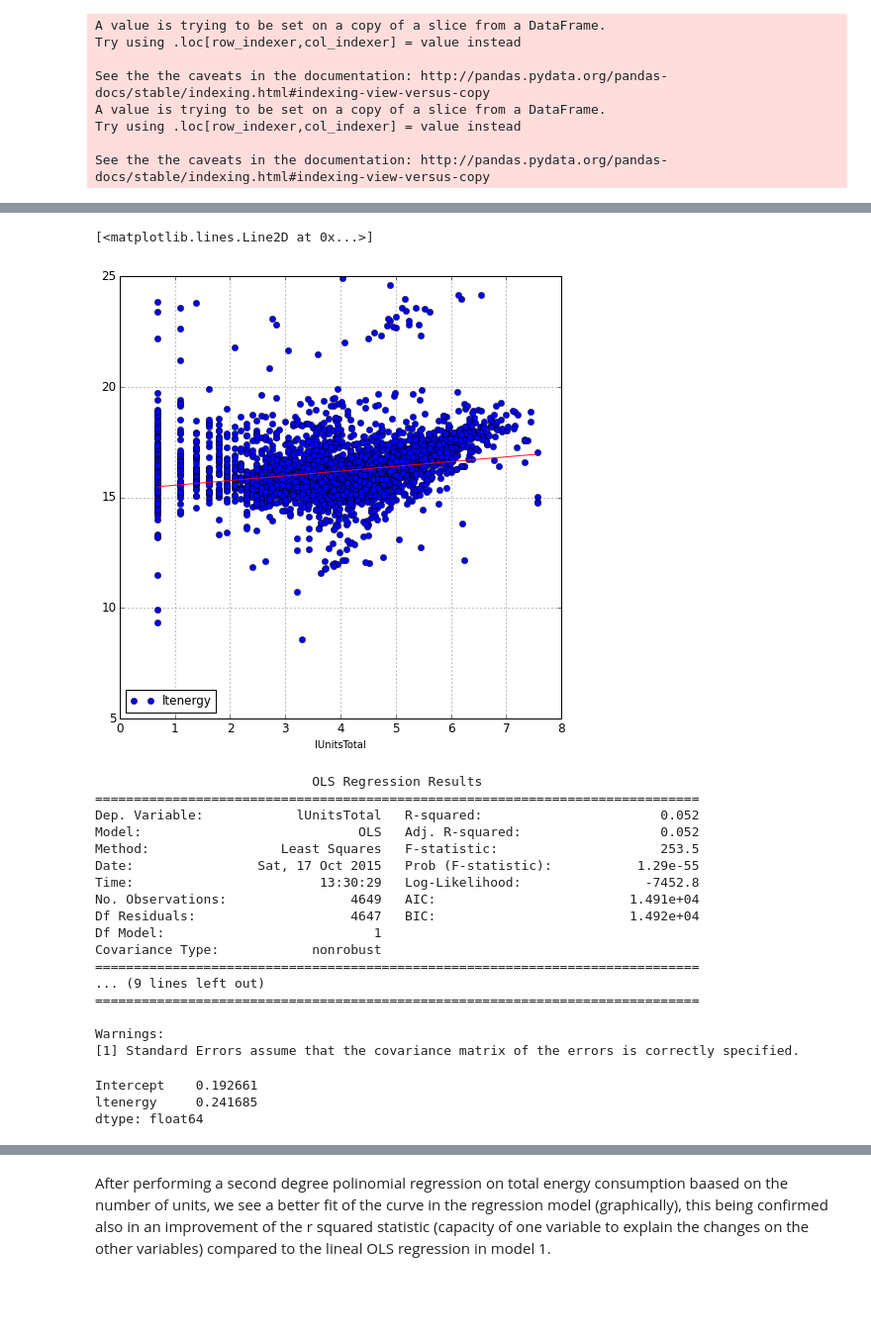
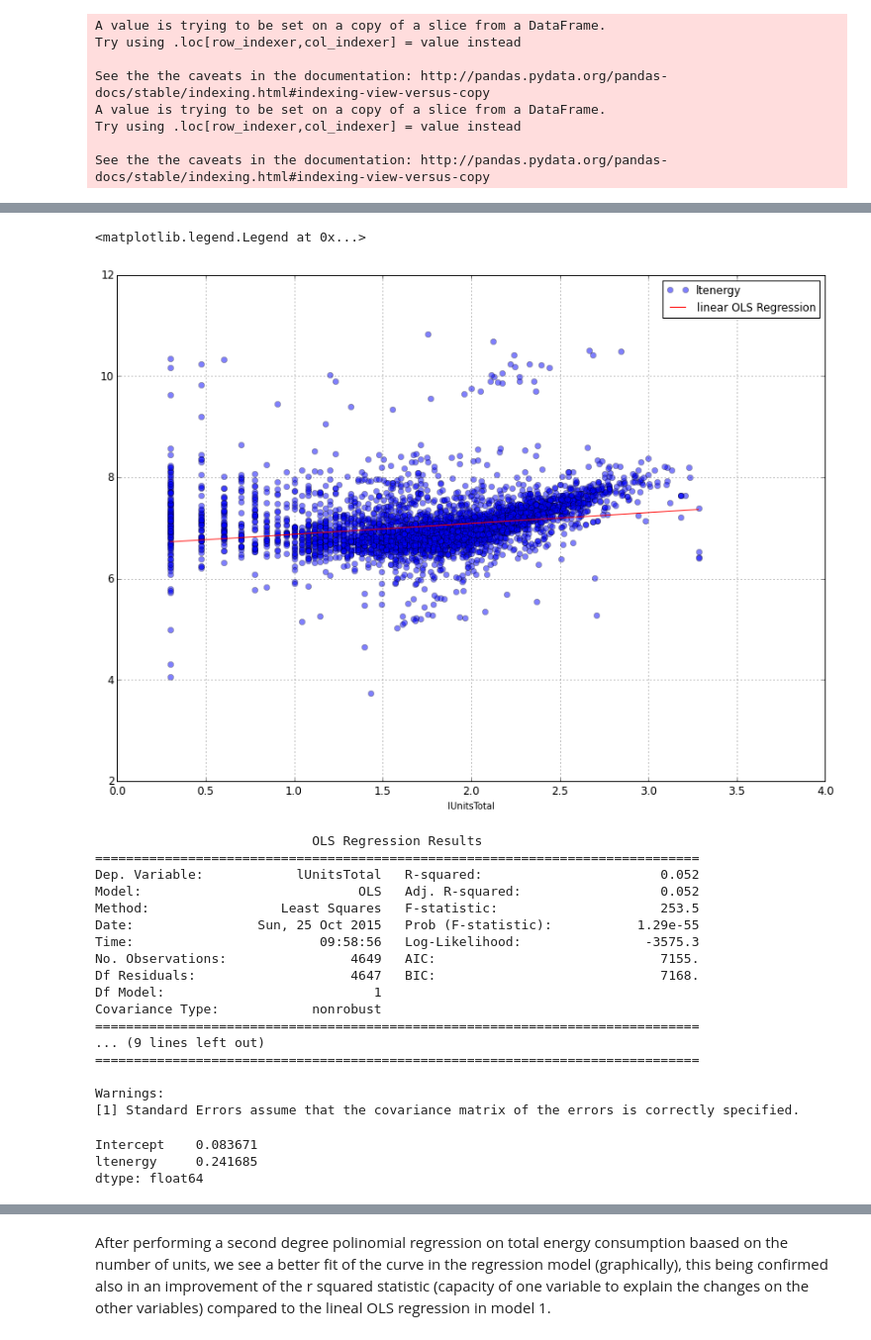
Before and after one commit to jpmora69/PUI2015_jpmora, a Jupyter notebook: hw5/Homework 5.ipynb, the cells around one changed output, grey strips where cells are left out. Shown at 99% size. Cells and saved outputs as stored; diff of their text form; code cells hidden in the pictures; blank space fills up the shorter version.

```diff
--- a/hw5/Homework 5.ipynb
+++ b/hw5/Homework 5.ipynb
@@ -196,8 +196,8 @@ bblnrgdata_cut1 = bblnrgdata_cut[bblnrgdata_cut.UnitsTotal < 2000]
 bblnrgdata_cut2 = bblnrgdata_cut1[bblnrgdata_cut1.UnitsTotal >1]
 #Creating new columns in dataframe with the log values of total energy consumption
 # and total number of units
-bblnrgdata_cut2['ltenergy'] = np.log(bblnrgdata_cut2.tenergy)
-bblnrgdata_cut2['lUnitsTotal'] = np.log(bblnrgdata_cut2.UnitsTotal)
+bblnrgdata_cut2['ltenergy'] = np.log10(bblnrgdata_cut2.tenergy)
+bblnrgdata_cut2['lUnitsTotal'] = np.log10(bblnrgdata_cut2.UnitsTotal)
 # %% [output]
 A value is trying to be set on a copy of a slice from a DataFrame.
 Try using .loc[row_indexer,col_indexer] = value instead
@@ -240,14 +240,15 @@ dtype: float64
 # %%
 #Simlating 100 estimated Total energy observations with the coeficcients of the regression
 lUnitsTotals_prime = np.linspace(bblnrgdata_cut2.lUnitsTotal.min(), bblnrgdata_cut2.lUnitsTotal.max(), 100)
 ltenergy_hat = a[0] + a[1]*(lUnitsTotals_prime)
 #plot Total energy vs Total units with a log scale, and a simulated linear regression line
-bblnrgdata_cut2.plot(x ='lUnitsTotal', y ='ltenergy', style='o', grid=True, figsize=(8,8), \
-                fontsize = 12,  xlim=(0, 8), ylim=(5,25))
-plt.plot(lUnitsTotals_prime, ltenergy_hat, 'r', alpha=0.9)
+bblnrgdata_cut2.plot(x ='lUnitsTotal', y ='ltenergy', style='o', grid=True, figsize=(14,10), \
+                fontsize = 12,  xlim=(0, 4), ylim=(2,12), alpha=0.5)
+pl.plot(lUnitsTotals_prime, ltenergy_hat, 'r', alpha=0.9, label="linear OLS Regression")
+pl.legend()
 # %% [output]
-[<matplotlib.lines.Line2D at 0x...>]
+<matplotlib.legend.Legend at 0x...>
-[figure, old version]
+[figure, new version]
 # %%
 #perfoming OLS regression of Number of total units as a function of
 #Total energy consumption (log)
@@ -259,10 +260,10 @@ print(mod1.summary())
 Dep. Variable:            lUnitsTotal   R-squared:                       0.052
 Model:                            OLS   Adj. R-squared:                  0.052
 Method:                 Least Squares   F-statistic:                     253.5
-Date:                Sat, 17 Oct 2015   Prob (F-statistic):           1.29e-55
-Time:                        13:30:29   Log-Likelihood:                -7452.8
-No. Observations:                4649   AIC:                         1.491e+04
-Df Residuals:                    4647   BIC:                         1.492e+04
+Date:                Sun, 25 Oct 2015   Prob (F-statistic):           1.29e-55
+Time:                        09:58:56   Log-Likelihood:                -3575.3
+No. Observations:                4649   AIC:                             7155.
+Df Residuals:                    4647   BIC:                             7168.
 Df Model:                           1
 Covariance Type:            nonrobust
 ==============================================================================
@@ -276,7 +277,7 @@ Warnings:
 b = mod1.params
 b
 # %% [output]
-Intercept    0.192661
+Intercept    0.083671
 ltenergy     0.241685
 dtype: float64
 # %%
```
Also changed, not shown: parts of 12 cells of this notebook, 1 other file.
